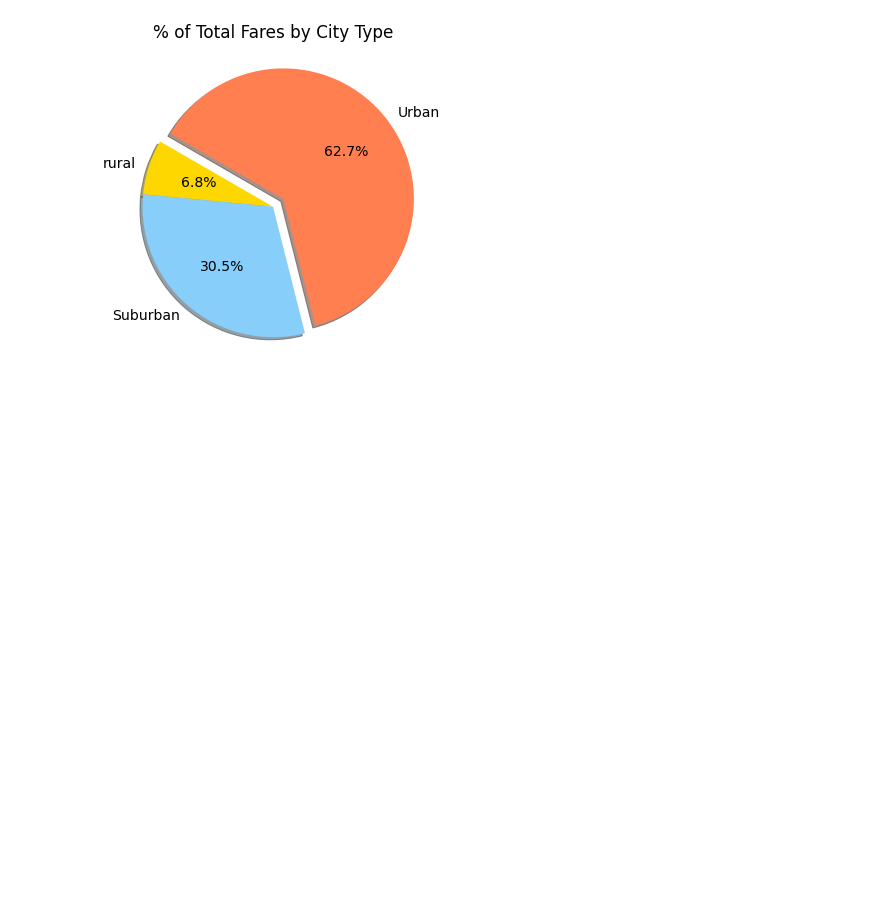
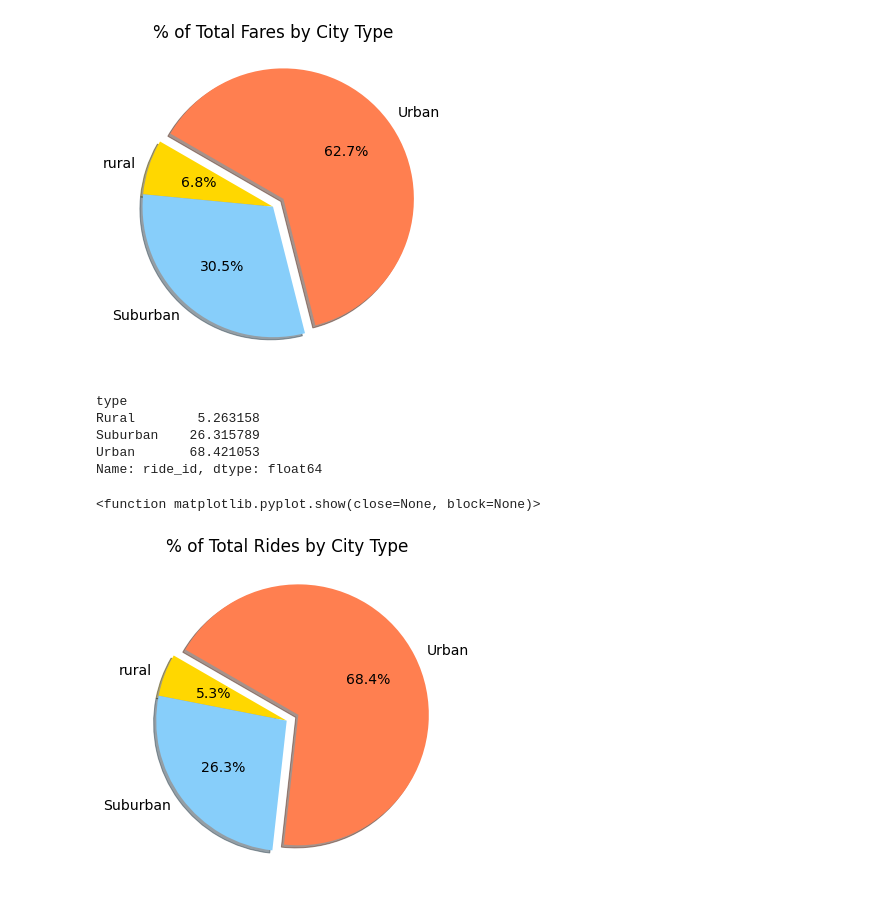
Before and after one commit to ldvermunt/PyBer_Analysis, a Jupyter notebook: PyBer.ipynb, the cells around one changed output. Cells and saved outputs as stored; diff of their text form; code cells hidden in the pictures; blank space fills up the shorter version.

Commit message:
commit code after 2nd pie chart

```diff
--- a/PyBer.ipynb
+++ b/PyBer.ipynb
@@ -896,3 +896,39 @@ plt.show
 # %% [output]
 <function matplotlib.pyplot.show(close=None, block=None)>
 [figure]
+# %%
+#Make a pie chart of number of rides % per city
+
+#Get the sum of rides for each city type on one line of code.  above chart used multiple lines which is unnecessary.
+ride_percents = 100 * pyber_data_df.groupby(["type"]).count()["ride_id"] / pyber_data_df["ride_id"].count( )
+ride_percents
+# %% [output]
+type
+Rural        5.263158
+Suburban    26.315789
+Urban       68.421053
+Name: ride_id, dtype: float64
+# %%
+#Create and format the chart like fig.5 above:
+
+#Change size of pie chart
+plt.subplots(figsize = (10,6))
+
+#Format chart"
+plt.pie(ride_percents, labels = ["rural", "Suburban", "Urban"], colors = ["gold", "lightskyblue", "coral"],
+        explode=[0,0,0.1], autopct='%1.1f%%', shadow = True, startangle = 150)
+
+#Change font size
+mpl.rcParams['font.size'] = 14
+
+#Title it:
+plt.title("% of Total Rides by City Type")
+
+#Save it
+plt.savefig("Analysis/fig6.png")
+
+#Show it
+plt.show
+# %% [output]
+<function matplotlib.pyplot.show(close=None, block=None)>
+[figure, added]
```
